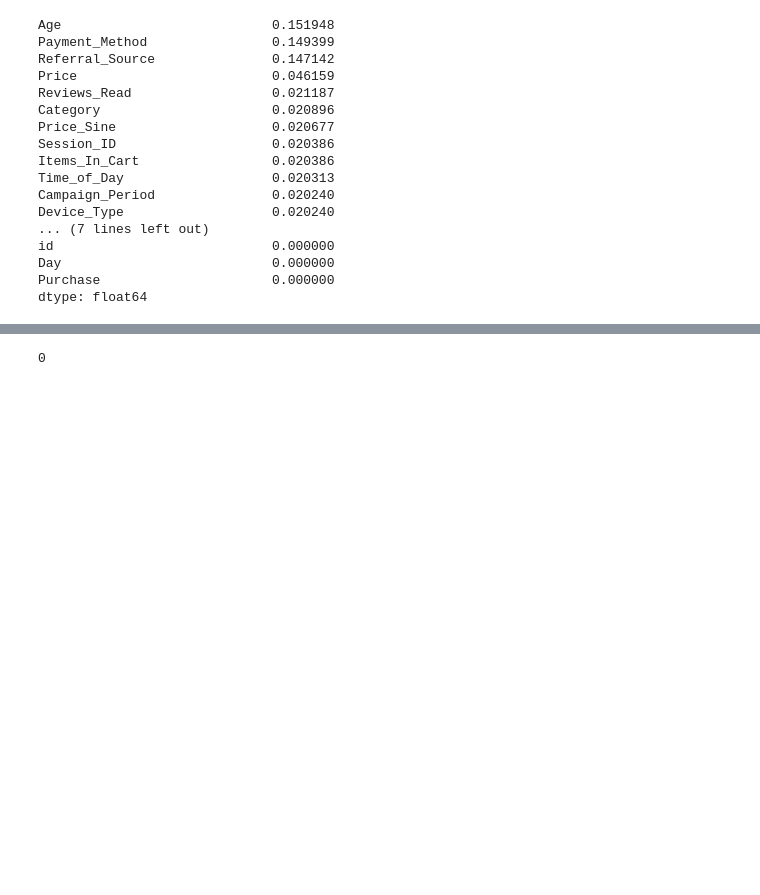
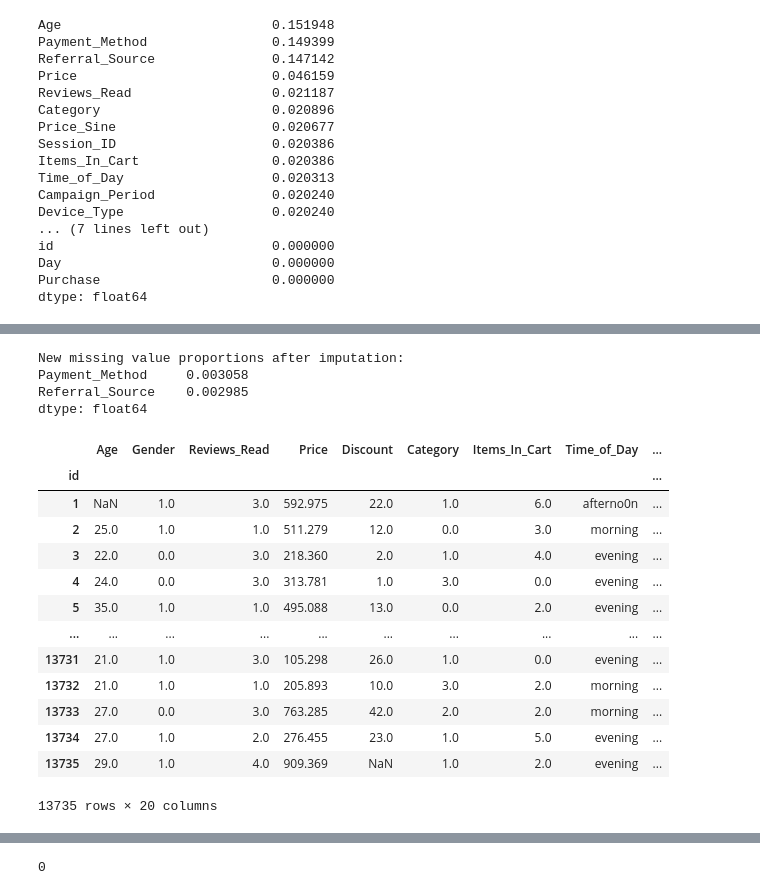
Before and after one commit to PaulFrp/kaggle_competition, a Jupyter notebook: Quentin/exploration.ipynb, the cells around one changed output, grey strips where cells are left out. Cells and saved outputs as stored; diff of their text form; code cells hidden in the pictures; blank space fills up the shorter version.

```diff
--- a/Quentin/exploration.ipynb
+++ b/Quentin/exploration.ipynb
@@ -93,0 +127,34 @@ dtype: float64
+# %%
+df.loc[mask_impute, 'Payment_Method_Temp'] = split_data[0]
+df.loc[mask_impute, 'Referral_Source_Temp'] = split_data[1]
+# %%
+df['Payment_Method'].fillna(df['Payment_Method_Temp'], inplace=True)
+# %%
+df['Referral_Source'].fillna(df['Referral_Source_Temp'], inplace=True)
+# %%
+print("New missing value proportions after imputation:")
+print(df[['Payment_Method', 'Referral_Source']].isnull().sum() / len(df))
+# %% [output]
+New missing value proportions after imputation:
+Payment_Method     0.003058
+Referral_Source    0.002985
+dtype: float64
+# %%
+df.drop(columns=['PM_RS_Combo', 'Payment_Method_Temp', 'Referral_Source_Temp'], inplace=True)
+# %%
+df.set_index('id')
+# %% [output]
+|  | Age | Gender | Reviews_Read | Price | Discount | Category | Items_In_Cart | Time_of_Day | ... |
+| id |  |  |  |  |  |  |  |  | ... |
+| 1 | NaN | 1.0 | 3.0 | 592.975 | 22.0 | 1.0 | 6.0 | afterno0n | ... |
+| 2 | 25.0 | 1.0 | 1.0 | 511.279 | 12.0 | 0.0 | 3.0 | morning | ... |
+| 3 | 22.0 | 0.0 | 3.0 | 218.360 | 2.0 | 1.0 | 4.0 | evening | ... |
+| 4 | 24.0 | 0.0 | 3.0 | 313.781 | 1.0 | 3.0 | 0.0 | evening | ... |
+| 5 | 35.0 | 1.0 | 1.0 | 495.088 | 13.0 | 0.0 | 2.0 | evening | ... |
+| ... | ... | ... | ... | ... | ... | ... | ... | ... | ... |
+| 13731 | 21.0 | 1.0 | 3.0 | 105.298 | 26.0 | 1.0 | 0.0 | evening | ... |
+| 13732 | 21.0 | 1.0 | 1.0 | 205.893 | 10.0 | 3.0 | 2.0 | morning | ... |
+| 13733 | 27.0 | 0.0 | 3.0 | 763.285 | 42.0 | 2.0 | 2.0 | morning | ... |
+| 13734 | 27.0 | 1.0 | 2.0 | 276.455 | 23.0 | 1.0 | 5.0 | evening | ... |
+| 13735 | 29.0 | 1.0 | 4.0 | 909.369 | NaN | 1.0 | 2.0 | evening | ... |
+13735 rows × 20 columns
```
Also changed, not shown: parts of 3 cells of this notebook, 1 other file.
